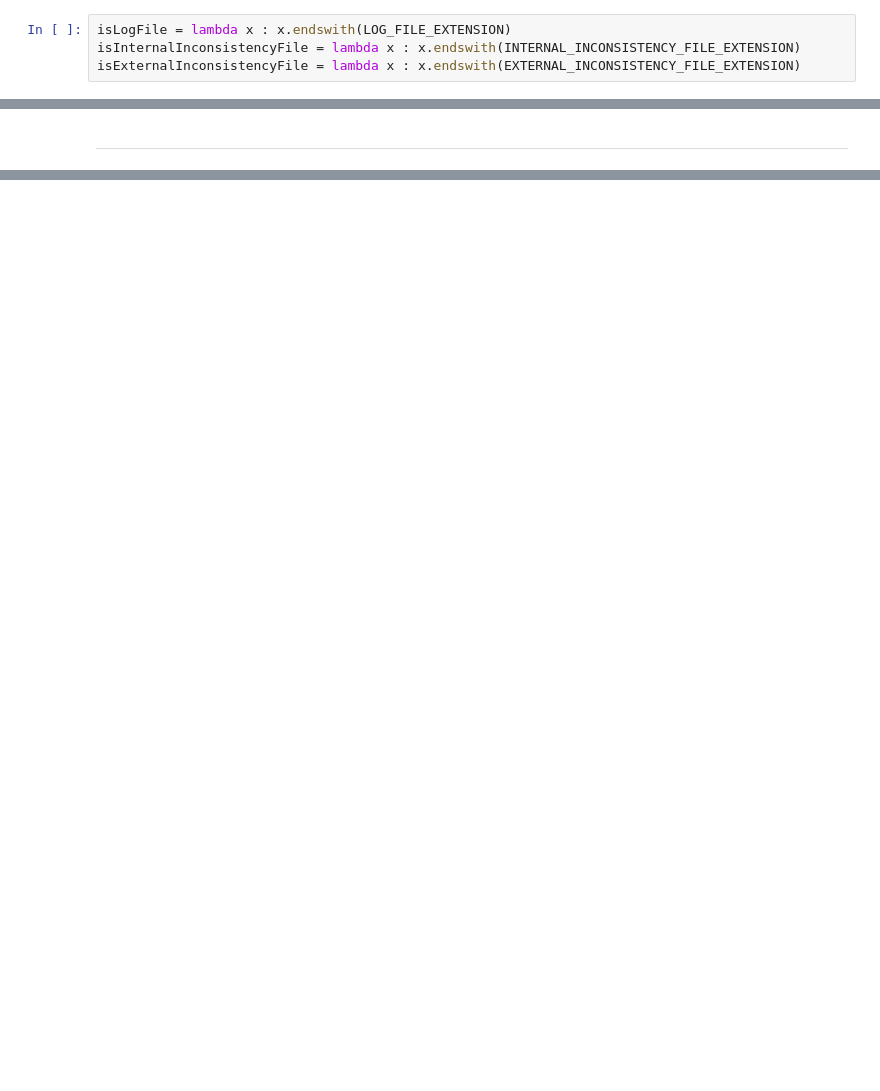
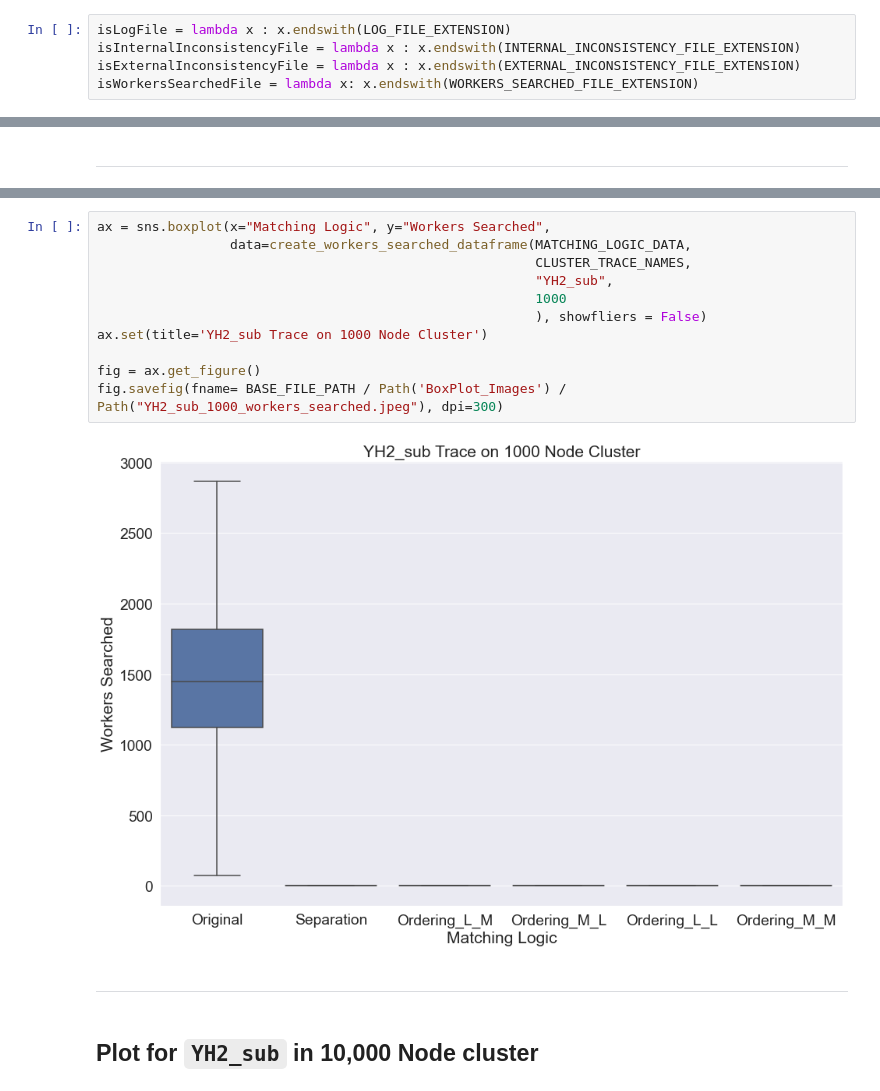
Before and after one commit to meghanat/megha_simulator, a Jupyter notebook: Results/Plot_inconsistency_count.ipynb, the cells around one changed output, grey strips where cells are left out. Drawn from its saved outputs; the diff is of its cells as text; blank space fills up the shorter version.

```diff
--- a/Results/Plot_inconsistency_count.ipynb
+++ b/Results/Plot_inconsistency_count.ipynb
@@ -117,6 +124,7 @@ for logic in MATCHING_LOGIC_TECHNIQUES:
 isLogFile = lambda x : x.endswith(LOG_FILE_EXTENSION)
 isInternalInconsistencyFile = lambda x : x.endswith(INTERNAL_INCONSISTENCY_FILE_EXTENSION)
 isExternalInconsistencyFile = lambda x : x.endswith(EXTERNAL_INCONSISTENCY_FILE_EXTENSION)
+isWorkersSearchedFile = lambda x: x.endswith(WORKERS_SEARCHED_FILE_EXTENSION)
 # %%
 for logic in MATCHING_LOGIC_TECHNIQUES:
     FILES_IN_MATCHING_LOGIC_FOLDER = os.listdir(BASE_FILE_PATH / Path(logic))
@@ -443,0 +588,17 @@ fig.savefig(fname= BASE_FILE_PATH / Path('BoxPlot_Images') / Path("YH1_sub_10_00
+# %%
+ax = sns.boxplot(x="Matching Logic", y="Workers Searched",
+                 data=create_workers_searched_dataframe(MATCHING_LOGIC_DATA,
+                                                        CLUSTER_TRACE_NAMES,
+                                                        "YH2_sub",
+                                                        1000
+                                                        ), showfliers = False)
+ax.set(title='YH2_sub Trace on 1000 Node Cluster')
+
+fig = ax.get_figure()
+fig.savefig(fname= BASE_FILE_PATH / Path('BoxPlot_Images') / Path("YH2_sub_1000_workers_searched.jpeg"), dpi=300)
+# %% [output]
+[figure, added]
+# %% [markdown]
+---
+# %% [markdown]
+## Plot for `YH2_sub` in 10,000 Node cluster
```
Also changed, not shown: parts of 32 cells of this notebook.
